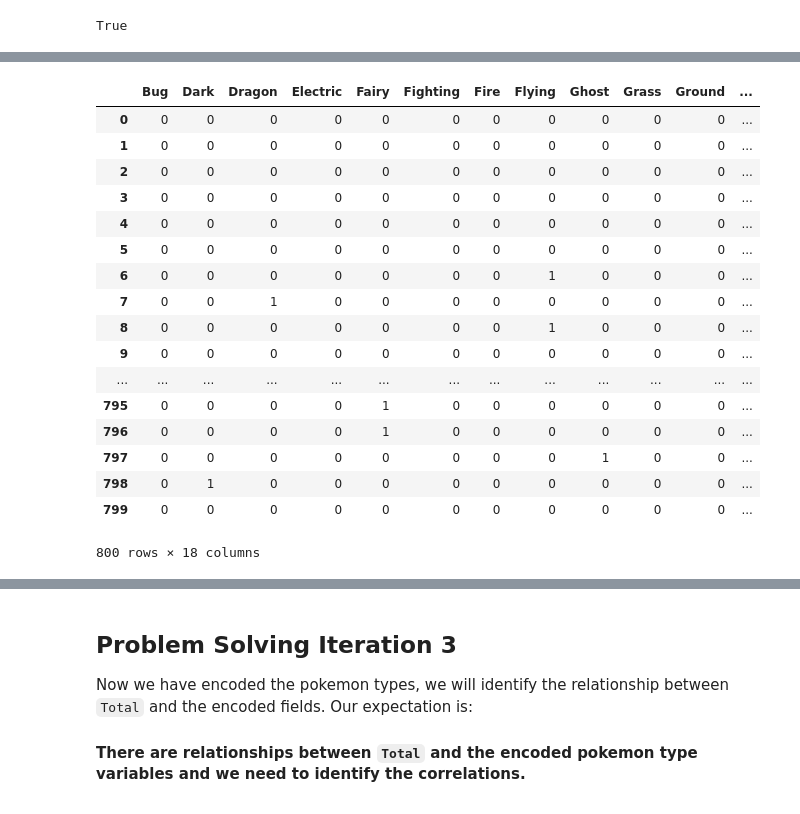
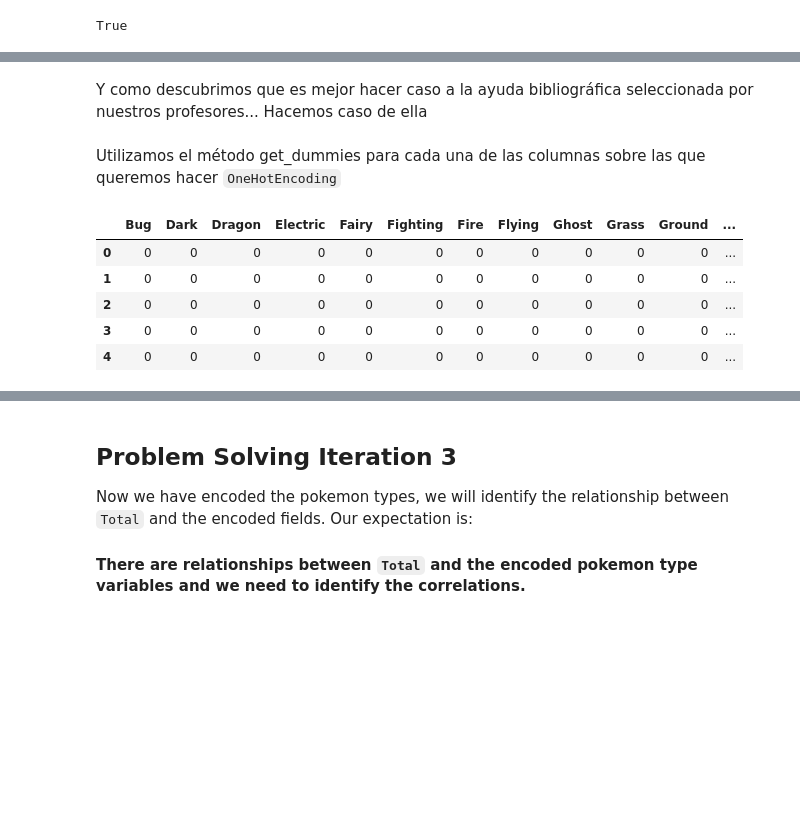
Before and after one commit to JavierLuna/data-labs, a Jupyter notebook: module-2/lab-df-calculation-and-transformation/your-code/challenge-2.ipynb, the cells around one changed output, grey strips where cells are left out. Saved outputs shown, nothing was run; the diff lists cells and outputs as text; code cells hidden in the pictures; blank space fills up the shorter version.

```diff
--- a/module-2/lab-df-calculation-and-transformation/your-code/challenge-2.ipynb
+++ b/module-2/lab-df-calculation-and-transformation/your-code/challenge-2.ipynb
@@ -190,3 +136,0 @@ pokemon_types
-# %%
-pokemon_new = pokemon[['Name', 'Type 1', 'Type 2']]
-pokemon_new
@@ -212,24 +137,16 @@ pokemon_new
+# %% [markdown]
+Y como descubrimos que es mejor hacer caso a la ayuda bibliográfica seleccionada por nuestros profesores... Hacemos caso de ella
+# %% [markdown]
+Utilizamos el método get_dummies para cada una de las columnas sobre las que queremos hacer `OneHotEncoding`
 # %%
 type1 = pd.get_dummies(pokemon_new['Type 1'])
 # %%
 type2 = pd.get_dummies(pokemon_new['Type 2'])
-type2
+type2.head()
 # %% [output]
 |  | Bug | Dark | Dragon | Electric | Fairy | Fighting | Fire | Flying | Ghost | Grass | Ground | ... |
 | 0 | 0 | 0 | 0 | 0 | 0 | 0 | 0 | 0 | 0 | 0 | 0 | ... |
 | 1 | 0 | 0 | 0 | 0 | 0 | 0 | 0 | 0 | 0 | 0 | 0 | ... |
 | 2 | 0 | 0 | 0 | 0 | 0 | 0 | 0 | 0 | 0 | 0 | 0 | ... |
 | 3 | 0 | 0 | 0 | 0 | 0 | 0 | 0 | 0 | 0 | 0 | 0 | ... |
 | 4 | 0 | 0 | 0 | 0 | 0 | 0 | 0 | 0 | 0 | 0 | 0 | ... |
-| 5 | 0 | 0 | 0 | 0 | 0 | 0 | 0 | 0 | 0 | 0 | 0 | ... |
-| 6 | 0 | 0 | 0 | 0 | 0 | 0 | 0 | 1 | 0 | 0 | 0 | ... |
-| 7 | 0 | 0 | 1 | 0 | 0 | 0 | 0 | 0 | 0 | 0 | 0 | ... |
-| 8 | 0 | 0 | 0 | 0 | 0 | 0 | 0 | 1 | 0 | 0 | 0 | ... |
-| 9 | 0 | 0 | 0 | 0 | 0 | 0 | 0 | 0 | 0 | 0 | 0 | ... |
-| ... | ... | ... | ... | ... | ... | ... | ... | ... | ... | ... | ... | ... |
-| 795 | 0 | 0 | 0 | 0 | 1 | 0 | 0 | 0 | 0 | 0 | 0 | ... |
-| 796 | 0 | 0 | 0 | 0 | 1 | 0 | 0 | 0 | 0 | 0 | 0 | ... |
-| 797 | 0 | 0 | 0 | 0 | 0 | 0 | 0 | 0 | 1 | 0 | 0 | ... |
-| 798 | 0 | 1 | 0 | 0 | 0 | 0 | 0 | 0 | 0 | 0 | 0 | ... |
-| 799 | 0 | 0 | 0 | 0 | 0 | 0 | 0 | 0 | 0 | 0 | 0 | ... |
-800 rows × 18 columns
```
Also changed, not shown: parts of 34 cells of this notebook, 1 other file.
